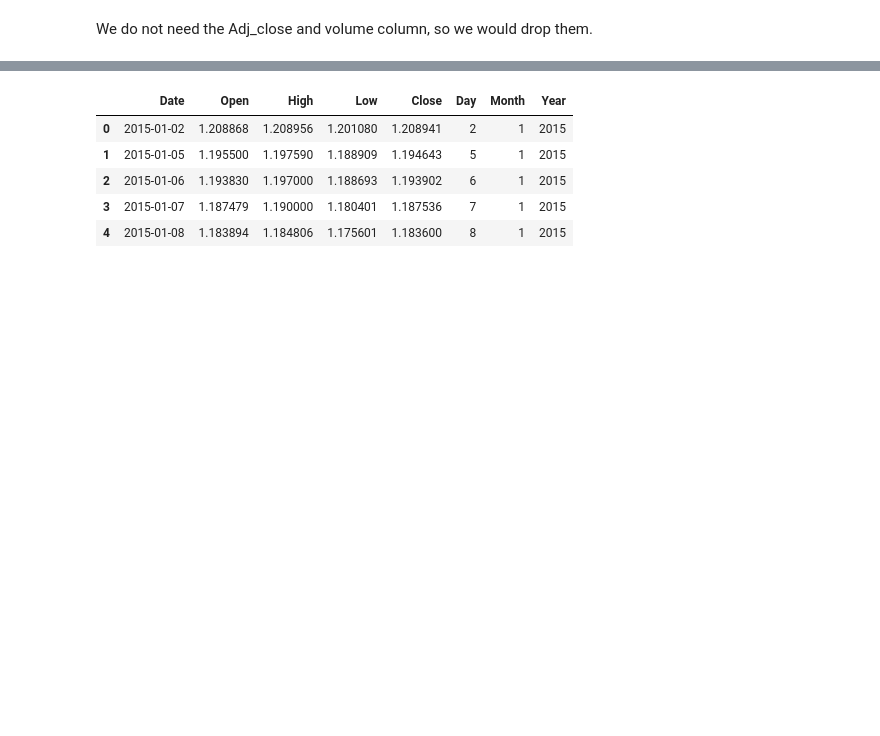
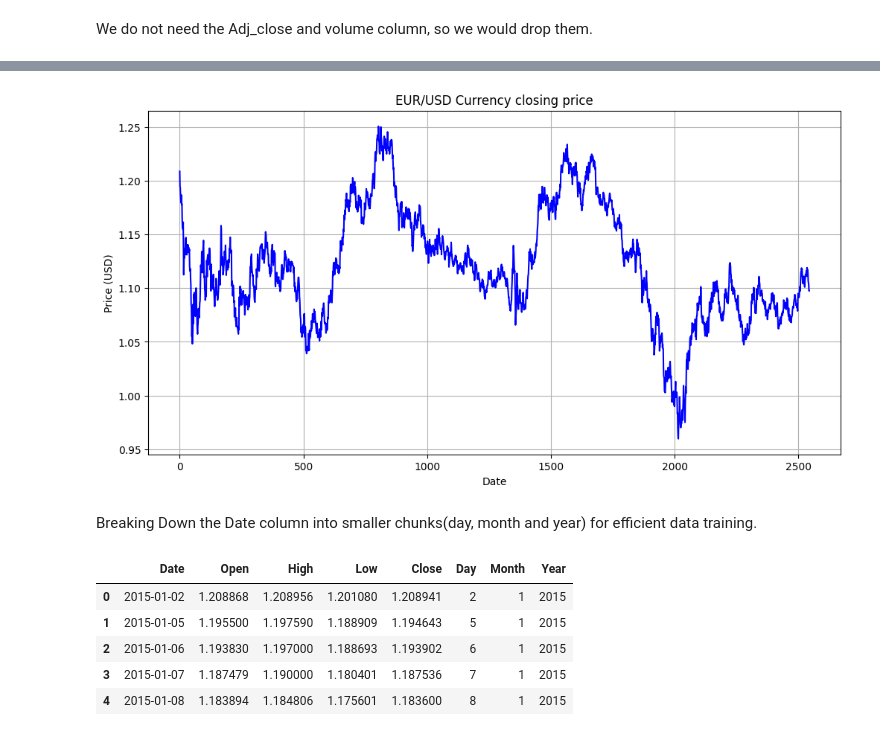
Before and after one commit to stealth44/market_automation, a Jupyter notebook: market_automate.ipynb, the cells around one changed output, grey strips where cells are left out. Saved outputs shown, nothing was run; the diff lists cells and outputs as text; code cells hidden in the pictures; blank space fills up the shorter version.

```diff
--- a/market_automate.ipynb
+++ b/market_automate.ipynb
@@ -67,3 +79,15 @@ df.head()
+# %%
+plt.figure(figsize=(12, 6))
+plt.plot(df['Close'],'b')
+plt.title("EUR/USD Currency closing price")
+plt.xlabel("Date")
+plt.ylabel("Price (USD)")
+plt.grid(True)
+plt.show()
+# %% [output]
+[figure, added]
+# %% [markdown]
+Breaking Down the Date column into smaller chunks(day,  month and year) for efficient data training.
 # %%
 df['Day']=df['Date'].dt.day
 df['Month']=df['Date'].dt.month
```
Also changed, not shown: parts of 12 cells of this notebook, 1 other file.
